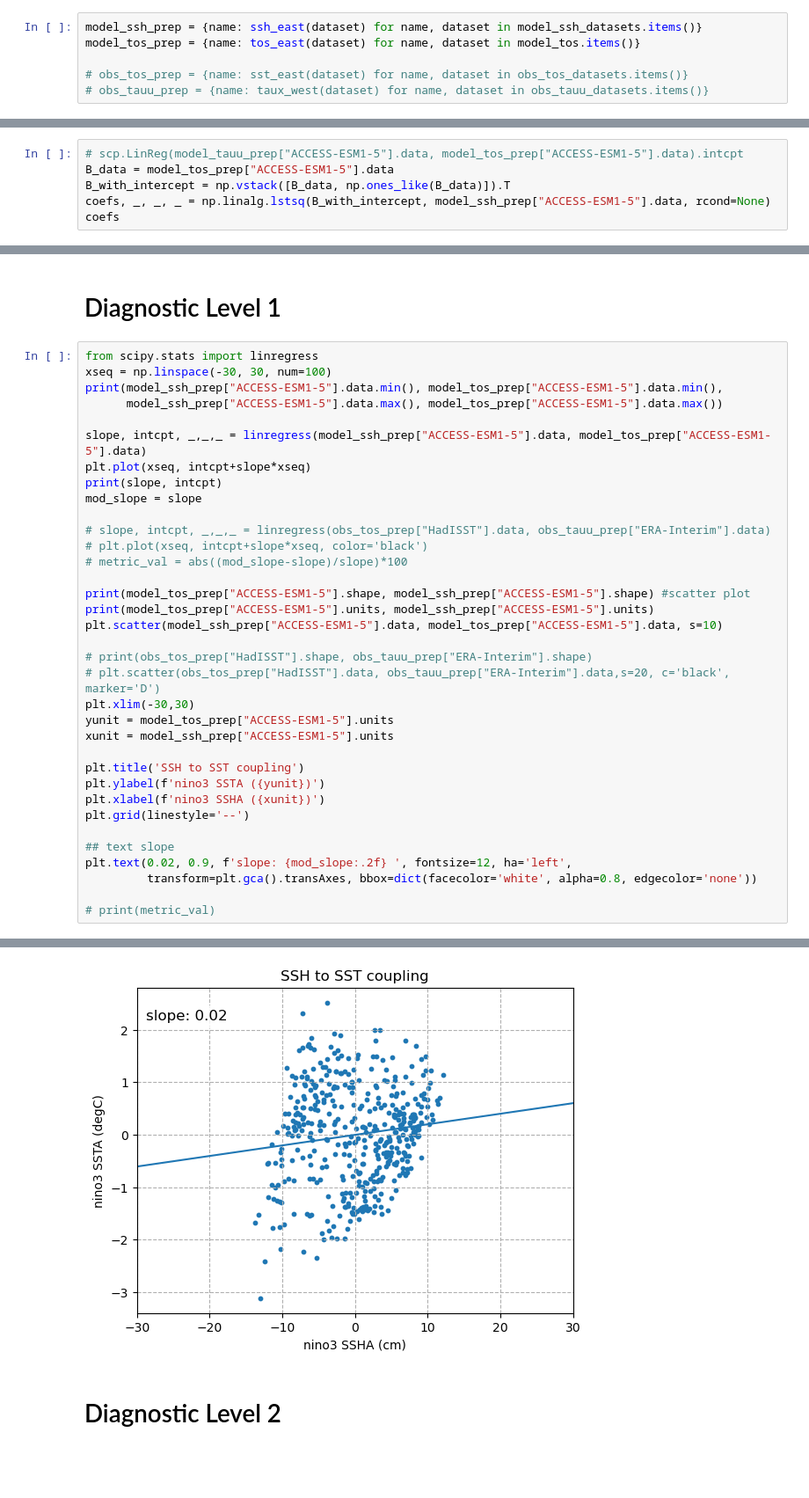
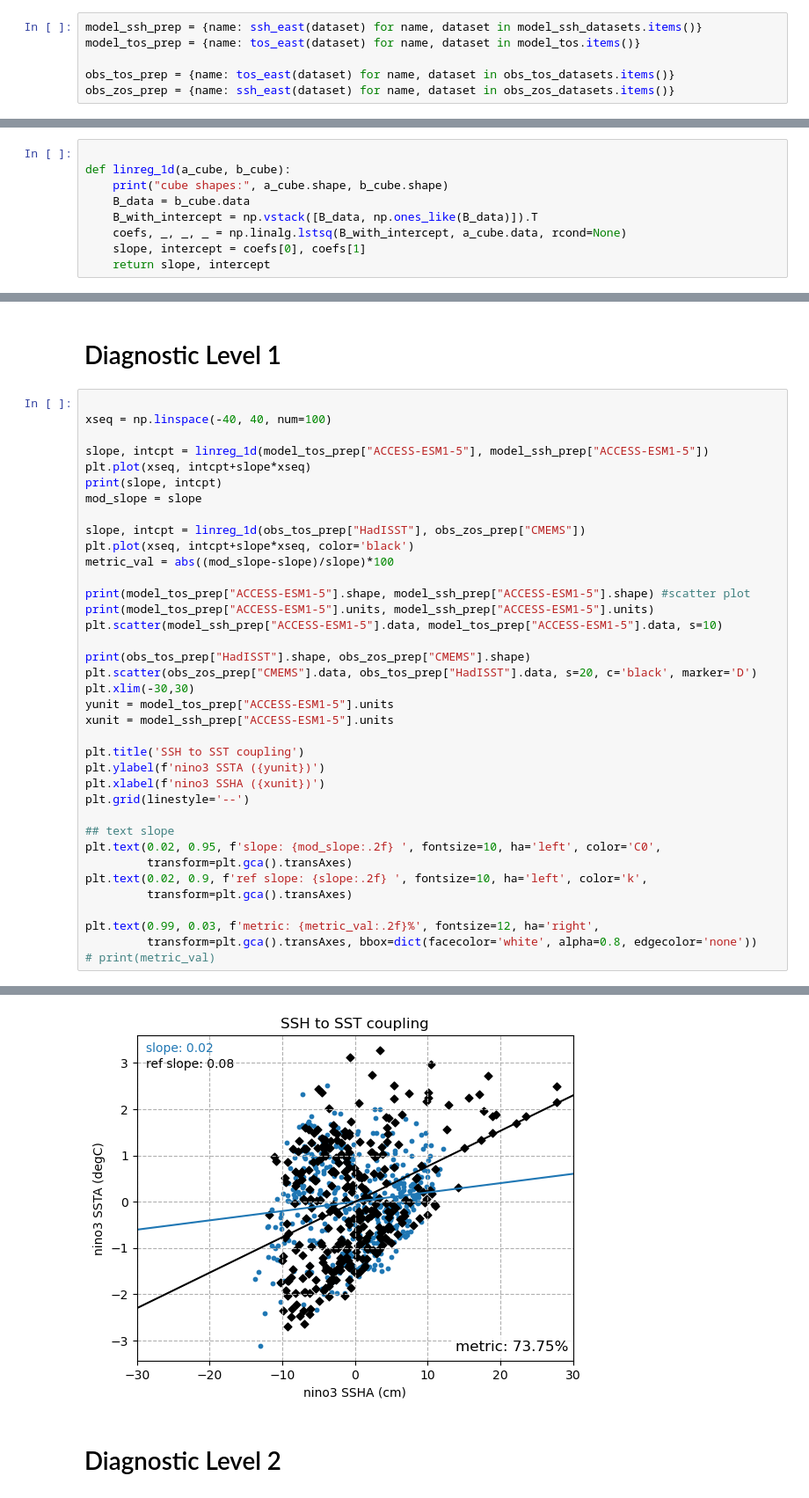
Before and after one commit to ACCESS-NRI/ACCESS-ENSO-recipes, a Jupyter notebook: 22-SSH_sst_feedback.ipynb, the cells around one changed output, grey strips where cells are left out. Shown at 88% size. Cells and saved outputs as stored; diff of their text form; blank space fills up the shorter version.

```diff
--- a/22-SSH_sst_feedback.ipynb
+++ b/22-SSH_sst_feedback.ipynb
@@ -122,13 +123,16 @@ def tos_east(cube):
 model_ssh_prep = {name: ssh_east(dataset) for name, dataset in model_ssh_datasets.items()}
 model_tos_prep = {name: tos_east(dataset) for name, dataset in model_tos.items()}
 
-# obs_tos_prep = {name: sst_east(dataset) for name, dataset in obs_tos_datasets.items()}
-# obs_tauu_prep = {name: taux_west(dataset) for name, dataset in obs_tauu_datasets.items()}
+obs_tos_prep = {name: tos_east(dataset) for name, dataset in obs_tos_datasets.items()}
+obs_zos_prep = {name: ssh_east(dataset) for name, dataset in obs_zos_datasets.items()}
 # %% [markdown]
 ## Calculate Linear regression
 # %%
-# scp.LinReg(model_tauu_prep["ACCESS-ESM1-5"].data, model_tos_prep["ACCESS-ESM1-5"].data).intcpt
-B_data = model_tos_prep["ACCESS-ESM1-5"].data
-B_with_intercept = np.vstack([B_data, np.ones_like(B_data)]).T
-coefs, _, _, _ = np.linalg.lstsq(B_with_intercept, model_ssh_prep["ACCESS-ESM1-5"].data, rcond=None)
-coefs
+
+def linreg_1d(a_cube, b_cube):
+    print("cube shapes:", a_cube.shape, b_cube.shape)
+    B_data = b_cube.data
+    B_with_intercept = np.vstack([B_data, np.ones_like(B_data)]).T
+    coefs, _, _, _ = np.linalg.lstsq(B_with_intercept, a_cube.data, rcond=None)
+    slope, intercept = coefs[0], coefs[1]
+    return slope, intercept
@@ -137,26 +139,24 @@ array([8.071279e-01, 9.792932e-08], dtype=float32)
 # %% [markdown]
 # Diagnostic Level 1
 # %%
-from scipy.stats import linregress
-xseq = np.linspace(-30, 30, num=100)
-print(model_ssh_prep["ACCESS-ESM1-5"].data.min(), model_tos_prep["ACCESS-ESM1-5"].data.min(),
-      model_ssh_prep["ACCESS-ESM1-5"].data.max(), model_tos_prep["ACCESS-ESM1-5"].data.max())
 
-slope, intcpt, _,_,_ = linregress(model_ssh_prep["ACCESS-ESM1-5"].data, model_tos_prep["ACCESS-ESM1-5"].data)
+xseq = np.linspace(-40, 40, num=100)
+
+slope, intcpt = linreg_1d(model_tos_prep["ACCESS-ESM1-5"], model_ssh_prep["ACCESS-ESM1-5"])
 plt.plot(xseq, intcpt+slope*xseq)
 print(slope, intcpt)
 mod_slope = slope
 
-# slope, intcpt, _,_,_ = linregress(obs_tos_prep["HadISST"].data, obs_tauu_prep["ERA-Interim"].data)
-# plt.plot(xseq, intcpt+slope*xseq, color='black')
-# metric_val = abs((mod_slope-slope)/slope)*100
+slope, intcpt = linreg_1d(obs_tos_prep["HadISST"], obs_zos_prep["CMEMS"])
+plt.plot(xseq, intcpt+slope*xseq, color='black')
+metric_val = abs((mod_slope-slope)/slope)*100
 
 print(model_tos_prep["ACCESS-ESM1-5"].shape, model_ssh_prep["ACCESS-ESM1-5"].shape) #scatter plot
 print(model_tos_prep["ACCESS-ESM1-5"].units, model_ssh_prep["ACCESS-ESM1-5"].units)
 plt.scatter(model_ssh_prep["ACCESS-ESM1-5"].data, model_tos_prep["ACCESS-ESM1-5"].data, s=10)
 
-# print(obs_tos_prep["HadISST"].shape, obs_tauu_prep["ERA-Interim"].shape)
-# plt.scatter(obs_tos_prep["HadISST"].data, obs_tauu_prep["ERA-Interim"].data,s=20, c='black', marker='D')
+print(obs_tos_prep["HadISST"].shape, obs_zos_prep["CMEMS"].shape)
+plt.scatter(obs_zos_prep["CMEMS"].data, obs_tos_prep["HadISST"].data, s=20, c='black', marker='D')
 plt.xlim(-30,30)
 yunit = model_tos_prep["ACCESS-ESM1-5"].units
 xunit = model_ssh_prep["ACCESS-ESM1-5"].units
@@ -167,8 +167,12 @@ plt.xlabel(f'nino3 SSHA ({xunit})')
 plt.grid(linestyle='--')
 
 ## text slope
-plt.text(0.02, 0.9, f'slope: {mod_slope:.2f} ', fontsize=12, ha='left',
+plt.text(0.02, 0.95, f'slope: {mod_slope:.2f} ', fontsize=10, ha='left', color='C0',
+         transform=plt.gca().transAxes)
+plt.text(0.02, 0.9, f'ref slope: {slope:.2f} ', fontsize=10, ha='left', color='k',
+         transform=plt.gca().transAxes)
+
+plt.text(0.99, 0.03, f'metric: {metric_val:.2f}%', fontsize=12, ha='right',
          transform=plt.gca().transAxes, bbox=dict(facecolor='white', alpha=0.8, edgecolor='none'))
-
 # print(metric_val)
 # %% [output]
@@ -180,3 +186,3 @@ Text(0.02, 0.9, 'slope: 0.02 ')
-[figure, old version]
+[figure, new version]
 # %% [markdown]
 # Diagnostic Level 2
```
Also changed, not shown: parts of 14 cells of this notebook.
